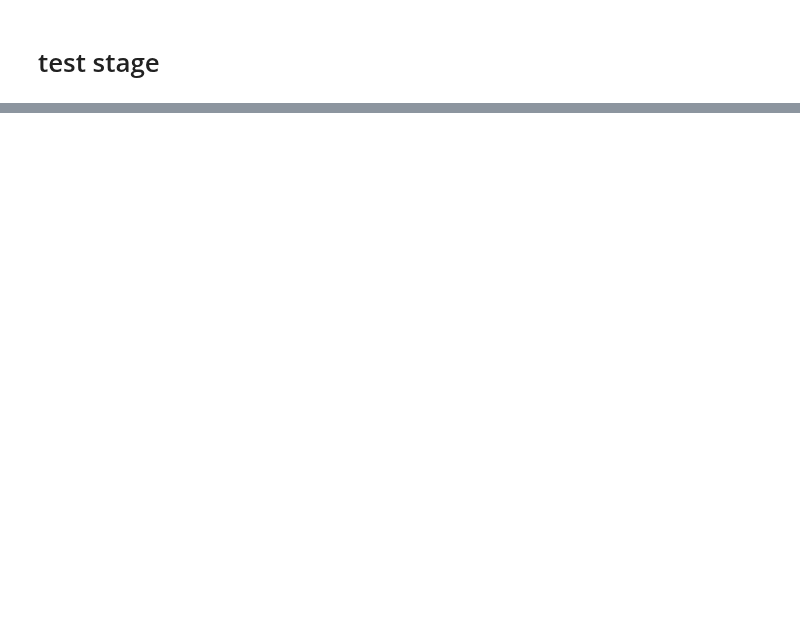
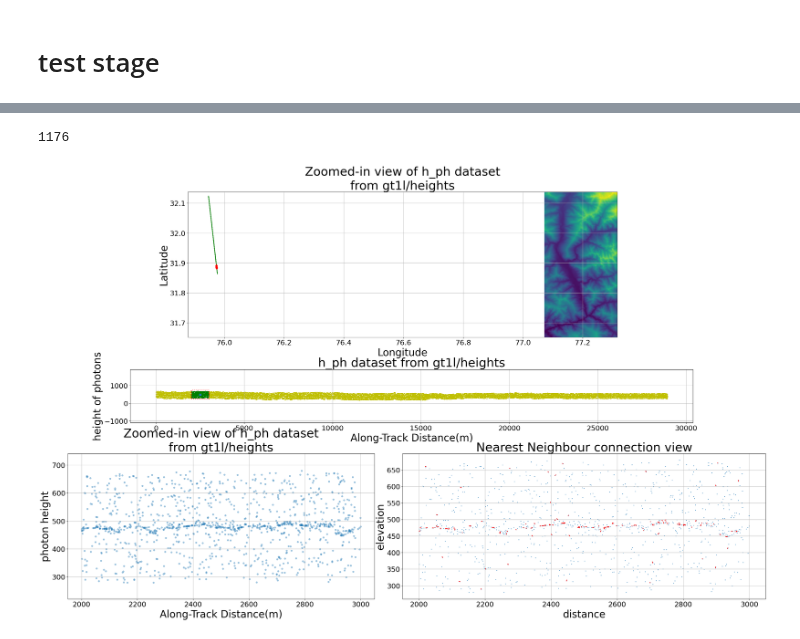
Before and after one commit to 1kaiser/ICESAT2, a Jupyter notebook: GraphConnectionICESAT2Photon.ipynb, the cells around one changed output, grey strips where cells are left out. Cells and saved outputs as stored; diff of their text form; code cells hidden in the pictures; blank space fills up the shorter version.

```diff
--- a/GraphConnectionICESAT2Photon.ipynb
+++ b/GraphConnectionICESAT2Photon.ipynb
@@ -179,5 +179,15 @@ list_A = ['https://n5eil02u.ecs.nsidc.org/esir/5000004058045/239104701/processed
  'https://n5eil02u.ecs.nsidc.org/esir/5000004074543/223502286/processed_ATL03_20190126172441_04470206_005_01.h5',
 ]
 
-for i in list_A:
+list_B = [
+    'https://n5eil02u.ecs.nsidc.org/esir/5000004077220/223754368/processed_ATL03_20190213043533_07140202_005_01.h5',
+    'https://n5eil02u.ecs.nsidc.org/esir/5000004077220/224821719/processed_ATL03_20190515001514_07140302_005_01.h5',
+    'https://n5eil02u.ecs.nsidc.org/esir/5000004077220/225517656/processed_ATL03_20200211111433_07140602_005_01.h5',
+    'https://n5eil02u.ecs.nsidc.org/esir/5000004077220/225788751/processed_ATL03_20200512065424_07140702_005_01.h5',
+    'https://n5eil02u.ecs.nsidc.org/esir/5000004077220/226455818/processed_ATL03_20210208175352_07141002_005_01.h5',
+    'https://n5eil02u.ecs.nsidc.org/esir/5000004077220/226721759/processed_ATL03_20210510133344_07141102_005_01.h5',
+    'https://n5eil02u.ecs.nsidc.org/esir/5000004077220/239104701/processed_ATL03_20211108045334_07141302_005_01.h5',
+]
+
+for i in list_B:
   !wget --http-user=kroy0001 --http-password=/#j%kWrPA,8.HRe {i}
@@ -228,7 +274,7 @@ fig = plot_rgb_raster(r11, r1, r2, axs[9])
 plt.show()  # Show the plot
 # %%
 #@title **Elevation & Distance Sample Extraction** { vertical-output: true }
-filename = "/content/processed_ATL03_20190427130425_04470306_005_01.h5" #@param {type:"string"}
+filename = "/content/processed_ATL03_20190213043533_07140202_005_01.h5" #@param {type:"string"}
 track_name = "gt2r" #@param {type:"string"}
 start_point = 1000 #@param {type:"integer"}
 distance_range = 1500 #@param {type:"integer"}
@@ -437,8 +506,8 @@ plot_points_and_connections(points, adjacency_matrix_numpy, "Distance", "Elevati
 # %%
 #@title **Elevation & Distance Sample Extraction based on distance threshold in meters** { vertical-output: true }
 fsize = 30
-filename = "/content/processed_ATL03_20190427130425_04470306_005_01.h5" #@param {type:"string"}
-track_name = "gt1l" #@param ["gt1l", "gt1r", "gt2l", "gt2r", "gt3l", "gt3r"]
+filename = "/content/processed_ATL03_20190515001514_07140302_005_01.h5" #@param {type:"string"}
+track_name = "gt2l" #@param ["gt1l", "gt1r", "gt2l", "gt2r", "gt3l", "gt3r"]
 start_point = 2000 #@param {type:"integer"}
 distance_range = 1000 #@param {type:"integer"}
 elevation_band_thickness = 500 #@param {type:"integer"}
@@ -664,34 +733,37 @@ def plot_reflectance_by_band(raster_file1, raster_file2, raster_file3, latitudes
   src2 = rasterio.open(raster_file2)
   src3 = rasterio.open(raster_file3)
 
   crs = src1.crs
   transform = src1.transform
 
   values1 = [x[0] for x in src1.sample(zip(latitudes, longitudes))]
   values2 = [x[0] for x in src2.sample(zip(latitudes, longitudes))]
   values3 = [x[0] for x in src3.sample(zip(latitudes, longitudes))]
   # Normalize the values to be in the range [0, 1]
   values1 = np.interp(values1, (np.min(values1), np.max(values1)), (0, 100))
   values2 = np.interp(values2, (np.min(values2), np.max(values2)), (0, 100))
   values3 = np.interp(values3, (np.min(values3), np.max(values3)), (0, 100))
 
 
   ax5.scatter(distance, values1, c='r', s=1, alpha = 0.3)
   ax5.scatter(distance, values2, c='g', s=1, alpha = 0.3)
   ax5.scatter(distance, values3, c='b', s=1, alpha = 0.3)
   fig.gca().set_aspect('equal')
   ax5.tick_params(axis='both', which='major', labelsize=int(fsize * 0.7))
   ax5.grid(True)
   ax5.set_xlabel('distance', fontsize = fsize)
   ax5.set_ylabel('elevation', fontsize = fsize)
   ax5.set_ylim(0, 100)
 
-plot_reflectance_by_band(raster_file1, raster_file2, raster_file3, latitudes, longitudes, distance)
+# plot_reflectance_by_band(raster_file1, raster_file2, raster_file3, latitudes, longitudes, distance)
 
 
 
 
 # plt.show()
+# %% [output]
+1176
+[figure, added]
 # %%
 #@title **Elevation & Distance Sample Extraction based on DENSITY and MEDIAN threshold** { vertical-output: true }
 filename = "/content/processed_ATL03_20210208175352_07141002_005_01.h5" #@param {type:"string"}
```
Also changed, not shown: parts of 4 cells of this notebook.
